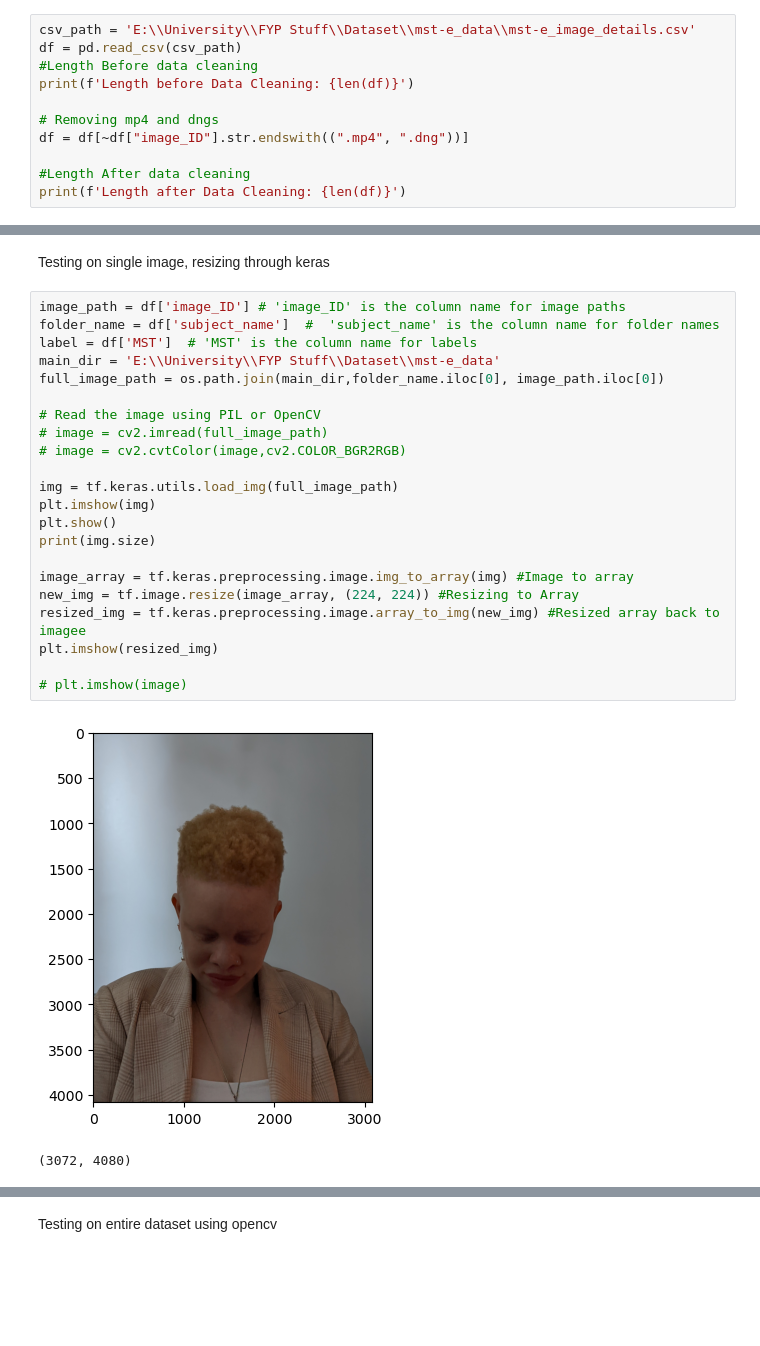
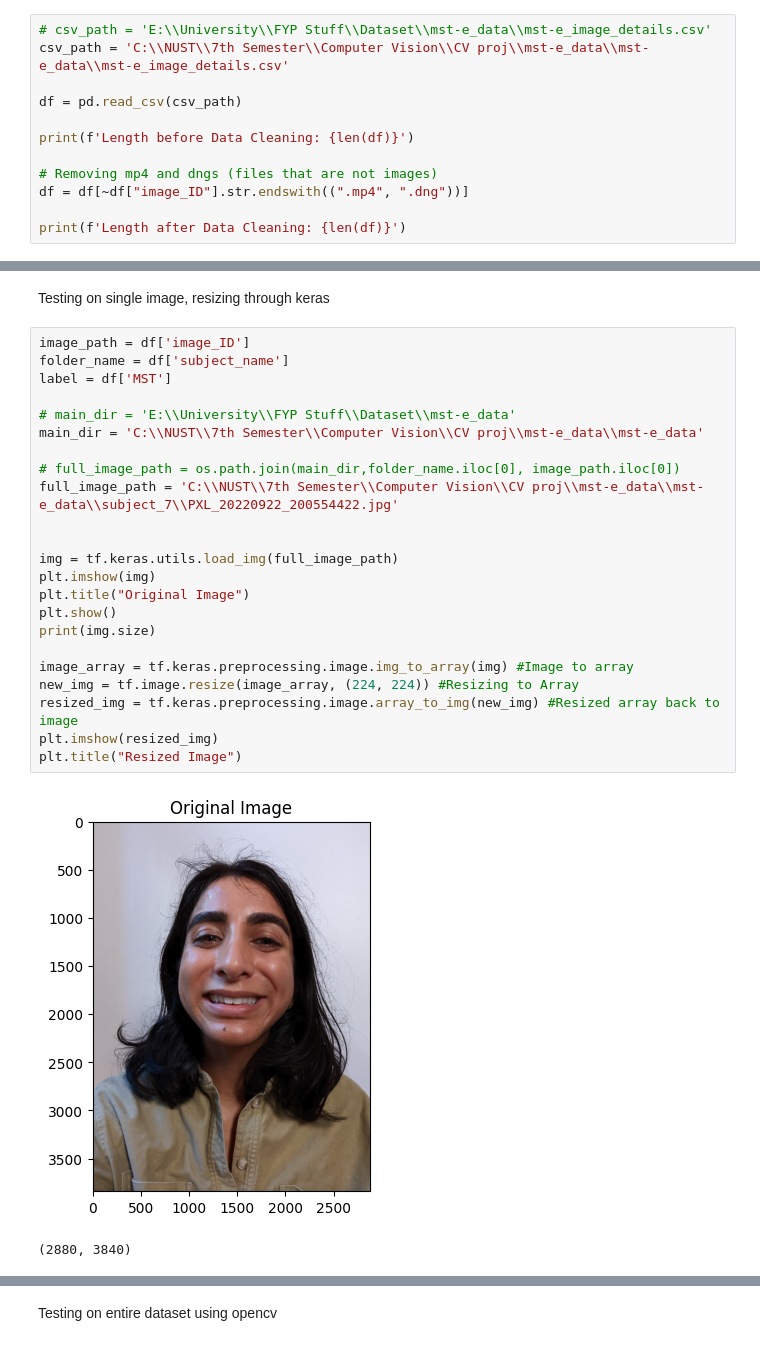
Before and after one commit to Danial-Ahmad10/BEE12C-Multiracial_Skin_Tone_Recognition-Danial, a Jupyter notebook: Preprocessing.ipynb, the cells around one changed output, grey strips where cells are left out. Cells and saved outputs as stored; diff of their text form; blank space fills up the shorter version.

```diff
--- a/Preprocessing.ipynb
+++ b/Preprocessing.ipynb
@@ -15,15 +15,16 @@ import matplotlib.pyplot as plt
 # %% [markdown]
 Reading CSV into a Dataframe
 # %%
-csv_path = 'E:\\University\\FYP Stuff\\Dataset\\mst-e_data\\mst-e_image_details.csv'
+# csv_path = 'E:\\University\\FYP Stuff\\Dataset\\mst-e_data\\mst-e_image_details.csv'
+csv_path = 'C:\\NUST\\7th Semester\\Computer Vision\\CV proj\\mst-e_data\\mst-e_data\\mst-e_image_details.csv'
+
 df = pd.read_csv(csv_path)
-#Length Before data cleaning
+
 print(f'Length before Data Cleaning: {len(df)}')
 
-# Removing mp4 and dngs
+# Removing mp4 and dngs (files that are not images)
 df = df[~df["image_ID"].str.endswith((".mp4", ".dng"))]
 
-#Length After data cleaning
 print(f'Length after Data Cleaning: {len(df)}')
 # %% [output]
 Length before Data Cleaning: 1546
@@ -31,27 +32,28 @@ Length after Data Cleaning: 1490
 # %% [markdown]
 Testing on single image, resizing through keras
 # %%
-image_path = df['image_ID'] # 'image_ID' is the column name for image paths
-folder_name = df['subject_name']  #  'subject_name' is the column name for folder names
-label = df['MST']  # 'MST' is the column name for labels
-main_dir = 'E:\\University\\FYP Stuff\\Dataset\\mst-e_data'
-full_image_path = os.path.join(main_dir,folder_name.iloc[0], image_path.iloc[0])
+image_path = df['image_ID']
+folder_name = df['subject_name']
+label = df['MST']
 
-# Read the image using PIL or OpenCV
-# image = cv2.imread(full_image_path)
-# image = cv2.cvtColor(image,cv2.COLOR_BGR2RGB)
+# main_dir = 'E:\\University\\FYP Stuff\\Dataset\\mst-e_data'
+main_dir = 'C:\\NUST\\7th Semester\\Computer Vision\\CV proj\\mst-e_data\\mst-e_data'
+
+# full_image_path = os.path.join(main_dir,folder_name.iloc[0], image_path.iloc[0])
+full_image_path = 'C:\\NUST\\7th Semester\\Computer Vision\\CV proj\\mst-e_data\\mst-e_data\\subject_7\\PXL_20220922_200554422.jpg'
+
 
 img = tf.keras.utils.load_img(full_image_path)
 plt.imshow(img)
+plt.title("Original Image")
 plt.show()
 print(img.size)
 
 image_array = tf.keras.preprocessing.image.img_to_array(img) #Image to array
 new_img = tf.image.resize(image_array, (224, 224)) #Resizing to Array
-resized_img = tf.keras.preprocessing.image.array_to_img(new_img) #Resized array back to imagee
+resized_img = tf.keras.preprocessing.image.array_to_img(new_img) #Resized array back to image
 plt.imshow(resized_img)
-
-# plt.imshow(image)
+plt.title("Resized Image")
 # %% [output]
-[figure, old version]
+[figure, new version]
-(3072, 4080)
+(2880, 3840)
```
Also changed, not shown: parts of 2 cells of this notebook, 3 other files.
